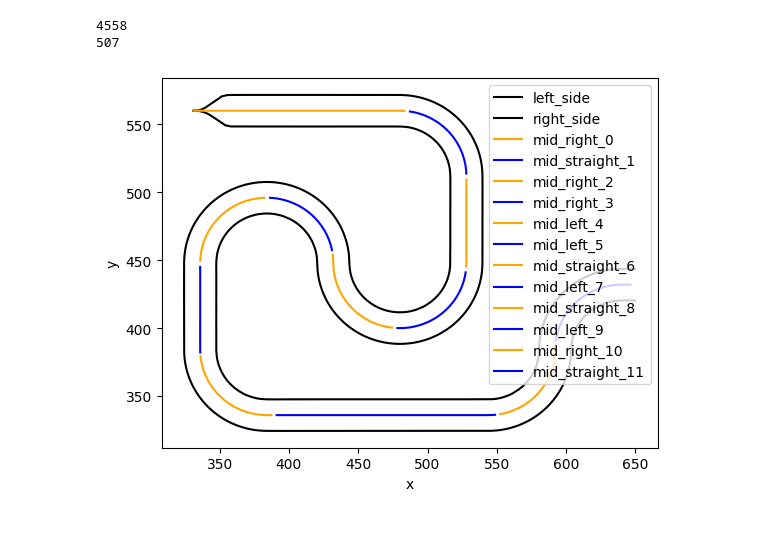
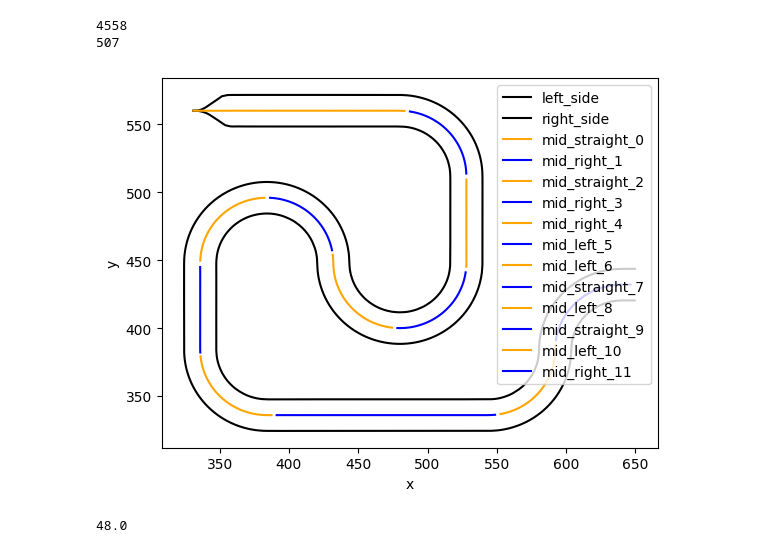
Before and after one commit to victrolles/Trackmania-DL-RL, a Jupyter notebook: maps/get_middle_road.ipynb, the cells around one changed output. Cells and saved outputs as stored; diff of their text form; code cells hidden in the pictures.

```diff
--- a/maps/get_middle_road.ipynb
+++ b/maps/get_middle_road.ipynb
@@ -80,12 +80,12 @@ df_modified.to_csv('RL_map_training/road_middle.csv', index=False)
 4558
 507
 # %%
-#create a dictionary .json file
-# road_section
-## next_turn_point
-## direction_turn
-## closest_middle_point
-## list_middle_points
+## create a dictionary .json file
+## road_section
+# next_turn_point
+# direction_turn
+# closest_middle_point
+# list_middle_points
 
 # Load the list of all the middle points of the road
 df = pd.read_csv('RL_map_training/road_middle.csv')
@@ -93,6 +93,7 @@ list_coordinates = list(zip(df.x_values, df.y_values))
 
 # Load the list of all the road sections - human made
 list_next_turn_point = [
+    [329.5, 560.0],
     [484.0, 560.0],
     [526.7, 514.5],
     [528.1, 444.6],
@@ -109,7 +110,7 @@ list_next_turn_point = [
 
 # Load the list of all the road sections - human made
 # 1: right, -1: left, 0: straight
-list_direction_turn = [1, 0, 1, 1, -1, -1, 0, -1, 0, -1, 1, 0]
+list_direction_turn = [0, 1, 0, 1, 1, -1, -1, 0, -1, 0, -1, 1]
 
 idx_section = 0
 min_distance = 1000
@@ -126,7 +127,7 @@ with open("RL_map_training/dict.json", "w") as file:
 for idx, point in enumerate(list_coordinates[1:]):
 
     # Compute the distance between the current point and the next turn point
-    distance = math.sqrt((list_next_turn_point[idx_section][0] - point[0])**2 + (list_next_turn_point[idx_section][1] - point[1])**2)
+    distance = math.sqrt((list_next_turn_point[idx_section+1][0] - point[0])**2 + (list_next_turn_point[idx_section+1][1] - point[1])**2)
 
     # If the new distance is longer than the minimum distance, we can save and pass to the next section
     # because we reach the closest point and we are now going away from it
@@ -155,10 +156,12 @@ for idx, point in enumerate(list_coordinates[1:]):
         min_distance = distance
         list_coordinates_section.append(point)
 # %%
+## Plot the road with all the information from the json file
+
 left_side_road_coordinates = pd.read_csv('RL_map_training/road_left.csv')
 right_side_road_coordinates = pd.read_csv('RL_map_training/road_right.csv')
 
-with open('RL_map_training/dict.json', "r+") as json_file:
+with open('RL_map_training/dict.json', "r") as json_file:
     file_data  = json.load(json_file)
 
 file_data["road_sections"][0]["list_middle_points"]
@@ -179,31 +182,35 @@ ax.plot(left_side_road_coordinates.x_values, left_side_road_coordinates.y_values
 ax.plot(right_side_road_coordinates.x_values, right_side_road_coordinates.y_values, color='black', label='right_side')
 
 for idx, road_section in enumerate(file_data["road_sections"]):
 
     # convert a list of list of 2 coordinates x and y to 2 lists, one with x and one with y
     x_values, y_values = convert_list_to_2_lists(road_section["list_middle_points"])
 
     # Change color between sections
     if idx % 2 == 0:
         color='orange'
     else:
         color='blue'
 
     # Create the label of the section
     label = 'mid_'
     if road_section["direction_turn"] == 1:
         label += 'right_'
     elif road_section["direction_turn"] == -1:
         label += 'left_'
     else:
         label += 'straight_'
     label += str(idx)
 
     # Plot the middle points of the road
     ax.plot(x_values, y_values, color=color, label=label)
 
 ax.set(xlabel='x', ylabel='y')
 ax.legend()
 plt.show()
 # %% [output]
-[figure, old version]
+[figure, new version]
+# %%
+(431.5-335.5)/2
+# %% [output]
+48.0
```
Also changed, not shown: 2 other files.
